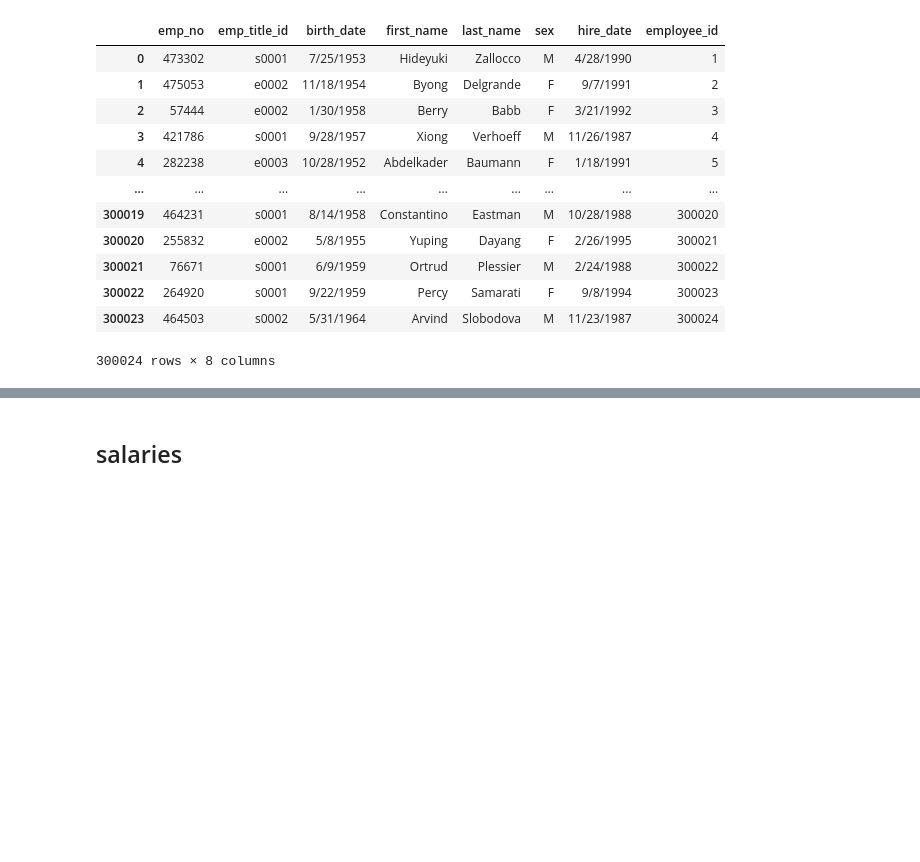
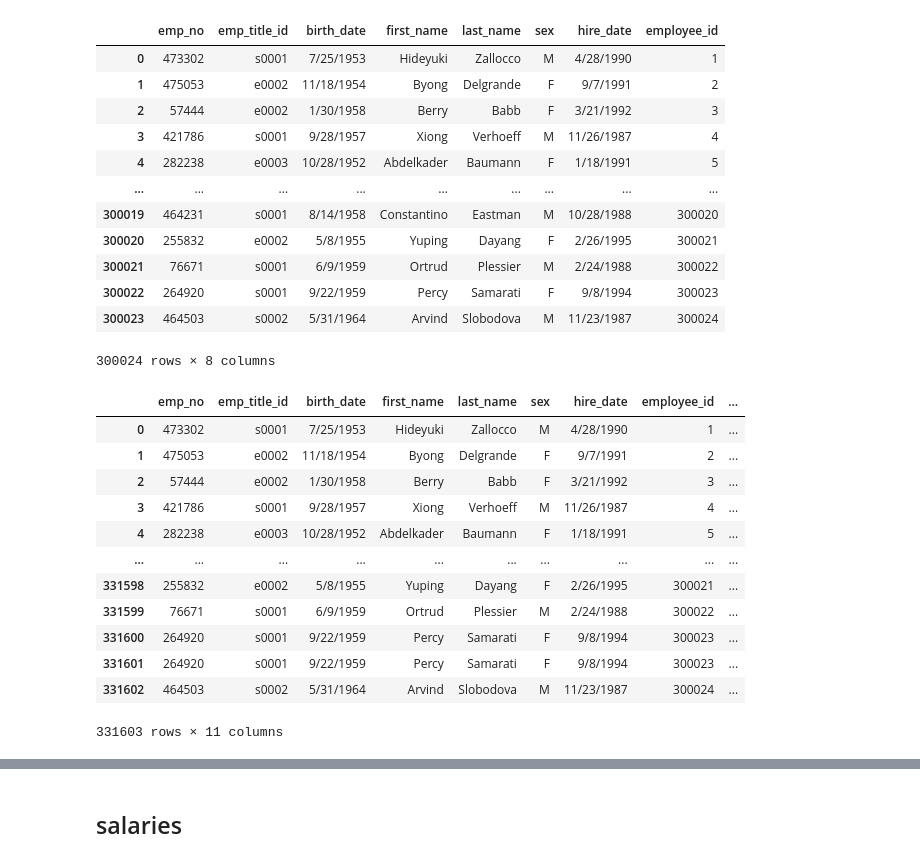
Before and after one commit to SkylerKhalachyan/sql-challenge, a Jupyter notebook: EmployeeSQL/m9-starter-code/Starter_Code/ETL_Process_SQL_Challenge-checkpoint.ipynb, the cells around one changed output, grey strips where cells are left out. Drawn from its saved outputs; the diff is of its cells as text; code cells hidden in the pictures; blank space fills up the shorter version.

```diff
--- a/EmployeeSQL/m9-starter-code/Starter_Code/ETL_Process_SQL_Challenge-checkpoint.ipynb
+++ b/EmployeeSQL/m9-starter-code/Starter_Code/ETL_Process_SQL_Challenge-checkpoint.ipynb
@@ -89,3 +91,5 @@ df_dept_emp
 | 331601 | 499998 | d002 | 331602 |
 | 331602 | 499999 | d004 | 331603 |
 331603 rows × 3 columns
+# %%
+df_merged = pd.merge(df_dept_emp,df_depts,on=["dept_no"])
@@ -91,0 +112,2 @@ df_dept_emp
+# %%
+df_merged = df_merged.drop(columns=["dept_name"])
@@ -91,0 +130,2 @@ df_dept_emp
+# %%
+df_merged =df_merged[["department_id", "emp_no", "dept_no", "dept_emp_id" ]]
@@ -155,3 +281,21 @@ df_employees
 | 300022 | 264920 | s0001 | 9/22/1959 | Percy | Samarati | F | 9/8/1994 | 300023 |
 | 300023 | 464503 | s0002 | 5/31/1964 | Arvind | Slobodova | M | 11/23/1987 | 300024 |
 300024 rows × 8 columns
+# %%
+df_emp_merged = pd.merge(df_employees,df_merged,on=["emp_no"])
+# %%
+df_emp_merged
+# %% [output]
+|  | emp_no | emp_title_id | birth_date | first_name | last_name | sex | hire_date | employee_id | ... |
+| 0 | 473302 | s0001 | 7/25/1953 | Hideyuki | Zallocco | M | 4/28/1990 | 1 | ... |
+| 1 | 475053 | e0002 | 11/18/1954 | Byong | Delgrande | F | 9/7/1991 | 2 | ... |
+| 2 | 57444 | e0002 | 1/30/1958 | Berry | Babb | F | 3/21/1992 | 3 | ... |
+| 3 | 421786 | s0001 | 9/28/1957 | Xiong | Verhoeff | M | 11/26/1987 | 4 | ... |
+| 4 | 282238 | e0003 | 10/28/1952 | Abdelkader | Baumann | F | 1/18/1991 | 5 | ... |
+| ... | ... | ... | ... | ... | ... | ... | ... | ... | ... |
+| 331598 | 255832 | e0002 | 5/8/1955 | Yuping | Dayang | F | 2/26/1995 | 300021 | ... |
+| 331599 | 76671 | s0001 | 6/9/1959 | Ortrud | Plessier | M | 2/24/1988 | 300022 | ... |
+| 331600 | 264920 | s0001 | 9/22/1959 | Percy | Samarati | F | 9/8/1994 | 300023 | ... |
+| 331601 | 264920 | s0001 | 9/22/1959 | Percy | Samarati | F | 9/8/1994 | 300023 | ... |
+| 331602 | 464503 | s0002 | 5/31/1964 | Arvind | Slobodova | M | 11/23/1987 | 300024 | ... |
+331603 rows × 11 columns
```
Also changed, not shown: parts of 35 cells of this notebook, 12 other files.
